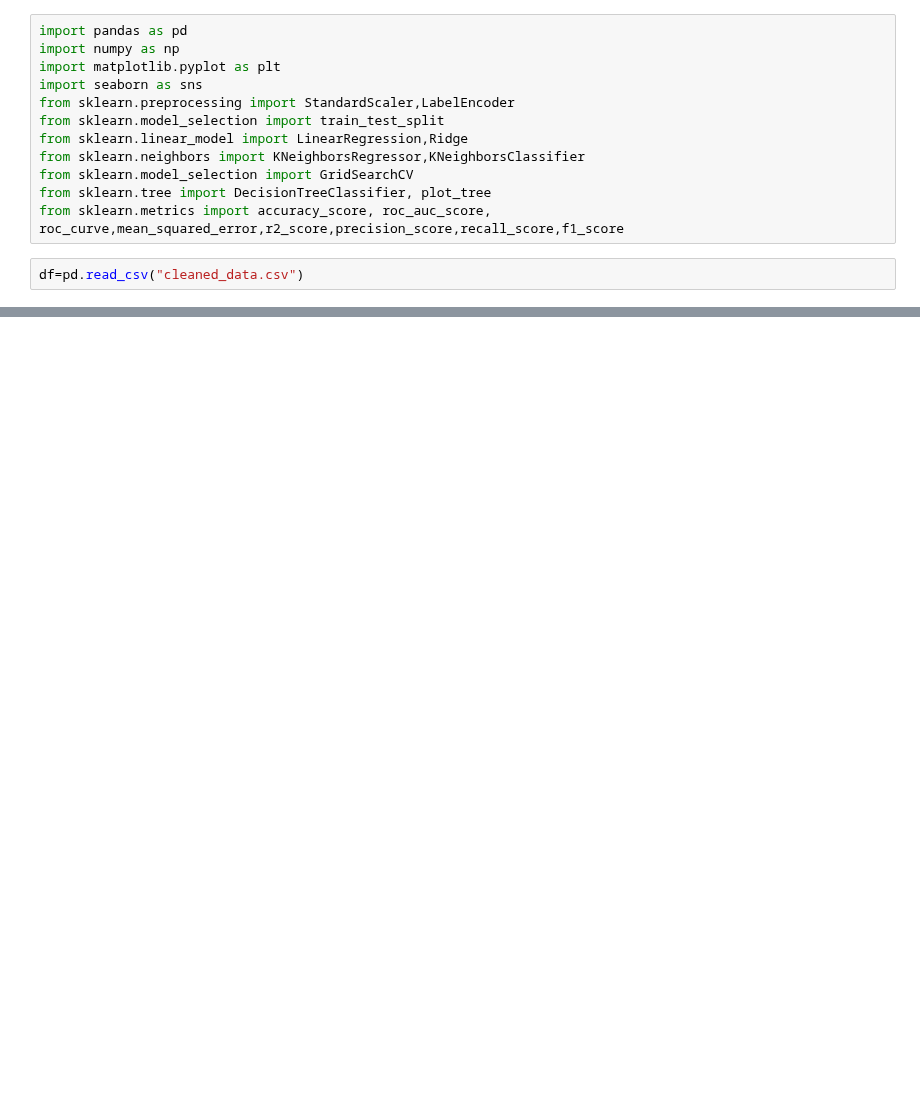
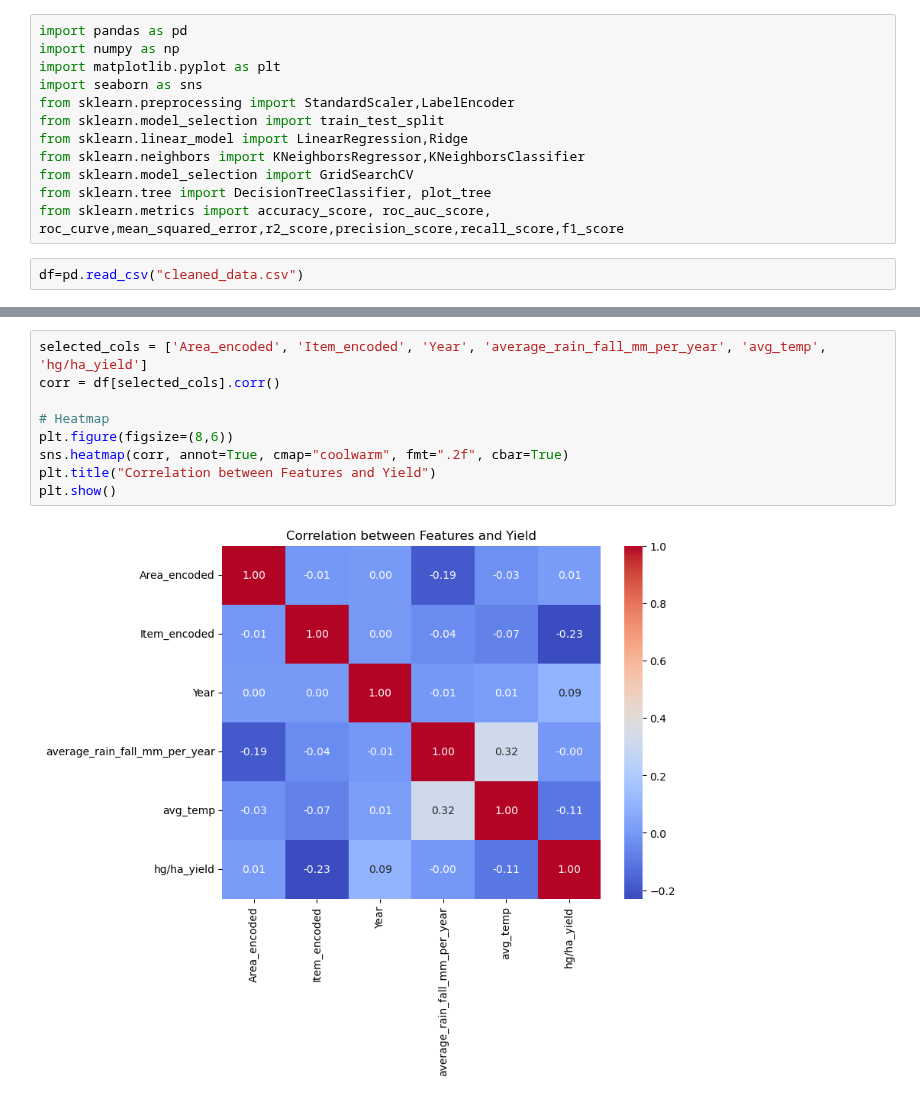
Before and after one commit to Malaravan13/crop, a Jupyter notebook: visualize.ipynb, the cells around one changed output, grey strips where cells are left out. Cells and saved outputs as stored; diff of their text form; blank space fills up the shorter version.

```diff
--- a/visualize.ipynb
+++ b/visualize.ipynb
@@ -68,0 +80,11 @@ plt.show()
+# %%
+selected_cols = ['Area_encoded', 'Item_encoded', 'Year', 'average_rain_fall_mm_per_year', 'avg_temp', 'hg/ha_yield']
+corr = df[selected_cols].corr()
+
+# Heatmap
+plt.figure(figsize=(8,6))
+sns.heatmap(corr, annot=True, cmap="coolwarm", fmt=".2f", cbar=True)
+plt.title("Correlation between Features and Yield")
+plt.show()
+# %% [output]
+[figure, added]
```
Also changed, not shown: parts of 8 cells of this notebook, 3 other files.
